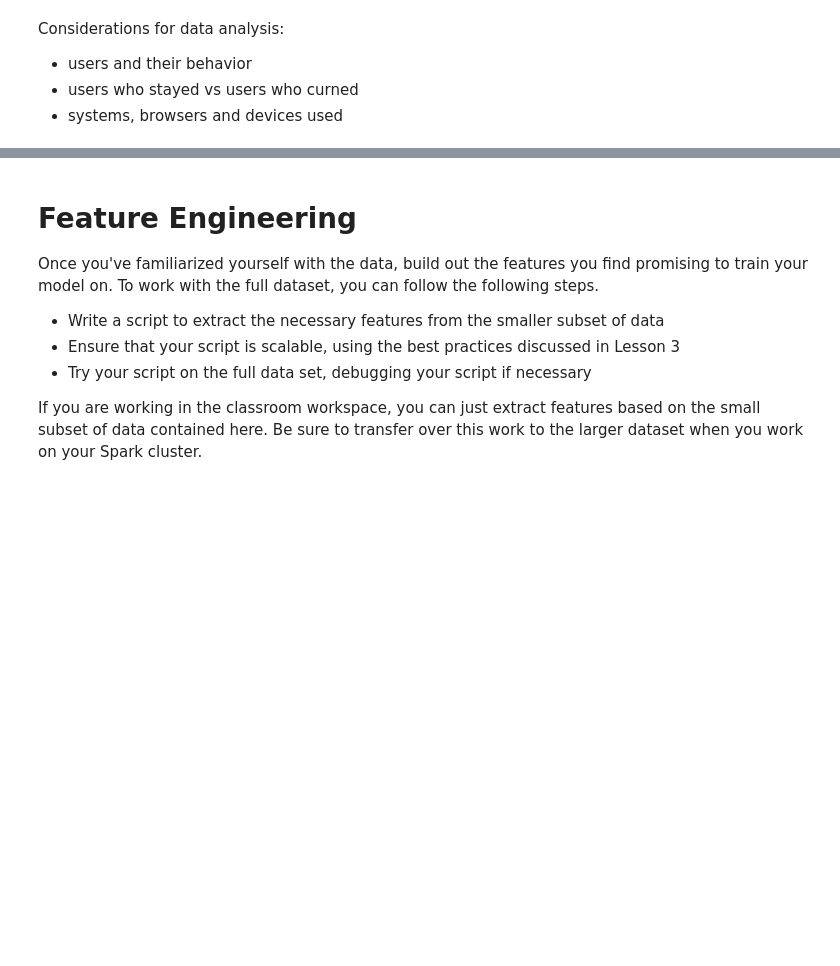
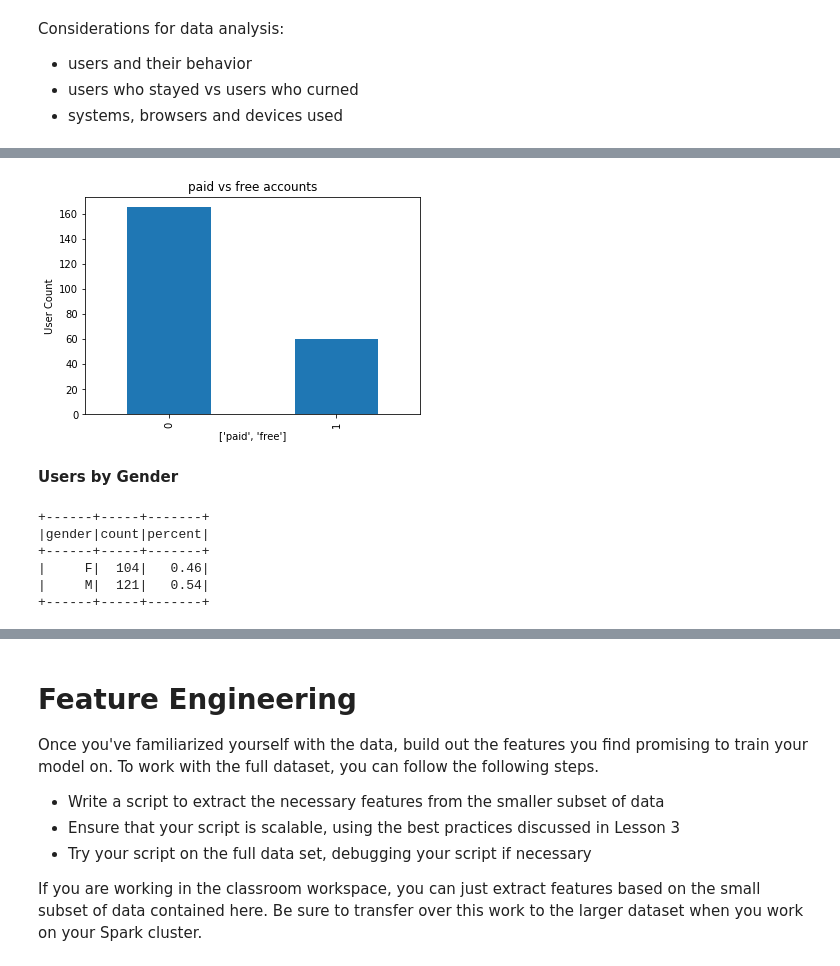
Before and after one commit to mh2065/capstone-project, a Jupyter notebook: Sparkify.ipynb, the cells around one changed output, grey strips where cells are left out. Drawn from its saved outputs; the diff is of its cells as text; code cells hidden in the pictures; blank space fills up the shorter version.

```diff
--- a/Sparkify.ipynb
+++ b/Sparkify.ipynb
@@ -444,3 +374,0 @@ flag_churn_event = udf(lambda x: 1 if (x == 'Submit Downgrade' or x == 'Cancella
-# %%
-# Apply function to page column and create new column 'churn'
-df = df.withColumn('churn', flag_churn_event('page'))
@@ -456,7 +374,0 @@ only showing top 1 row
-# %%
-# create a column phase
-# define window:sort the values for a user in reverse time order
-window = Window.partitionBy("userId").orderBy(desc("ts")).rangeBetween(Window.unboundedPreceding, 0)
-
-# add up the values in the churn column
-df = df.withColumn('phase', sum('churn').over(window))
@@ -503,0 +422,8 @@ df.select(['userId', 'firstname', 'ts', 'page', 'level', 'phase']).where(df.user
+# %%
+# we can therefore define churn as either auth = Cancelled or page = Cancellation Confirmation.
+# another possibility would be to look at the 'Submit Downgrade' page, since the company is loosing the users subscription payment.
+
+# next, we add a column 'churn' with values 0 = user did not churn and 1 = user churned.
+lable_churn = udf(lambda x: 1 if x == 'Cancelled' else 0, IntegerType())
+
+df = df.withColumn('churn', lable_churn(df.auth))
@@ -561,0 +491,13 @@ plt.xticks(rotation=0);
+# %%
+# next, we categorize users into free and paid users
+# since a users level can change multiple times over time, we define that a paid user is one that had
+# a paid subscription at least once vs free users never paid for the service
+
+unique_users_paid = df.select('userId').where(df.level == 'paid').distinct()
+unique_users_paid = [row.userId for row in unique_users_paid.collect()]
+
+# helper function for labeling
+user_paid = udf(lambda x: 1 if x in unique_users_paid else 0, IntegerType())
+
+# next we create a new column to distinguish between user paid = 1 vs free = 0
+df = df.withColumn('user_paid', user_paid('userId'))
@@ -561,0 +534,24 @@ plt.xticks(rotation=0);
+# %%
+# visualize paid vs free accounts
+df_level_pd = df.select('userId', 'user_paid').distinct().groupBy('user_paid').count().toPandas()
+
+df_level_pd['count'].plot(kind='bar');
+plt.title('paid vs free accounts')
+plt.xlabel(['paid', 'free'])
+plt.ylabel('User Count');
+# %% [output]
+[figure, added]
+# %% [markdown]
+<b>Users by Gender
+# %%
+# distribution by gender
+df.select('userId', 'gender').distinct().groupBy('gender').count()\
+    .withColumn('percent', round(col('count') / sum('count')\
+    .over(Window.partitionBy()), 2)).show()
+# %% [output]
++------+-----+-------+
+|gender|count|percent|
++------+-----+-------+
+|     F|  104|   0.46|
+|     M|  121|   0.54|
++------+-----+-------+
```
Also changed, not shown: parts of 122 cells of this notebook.
